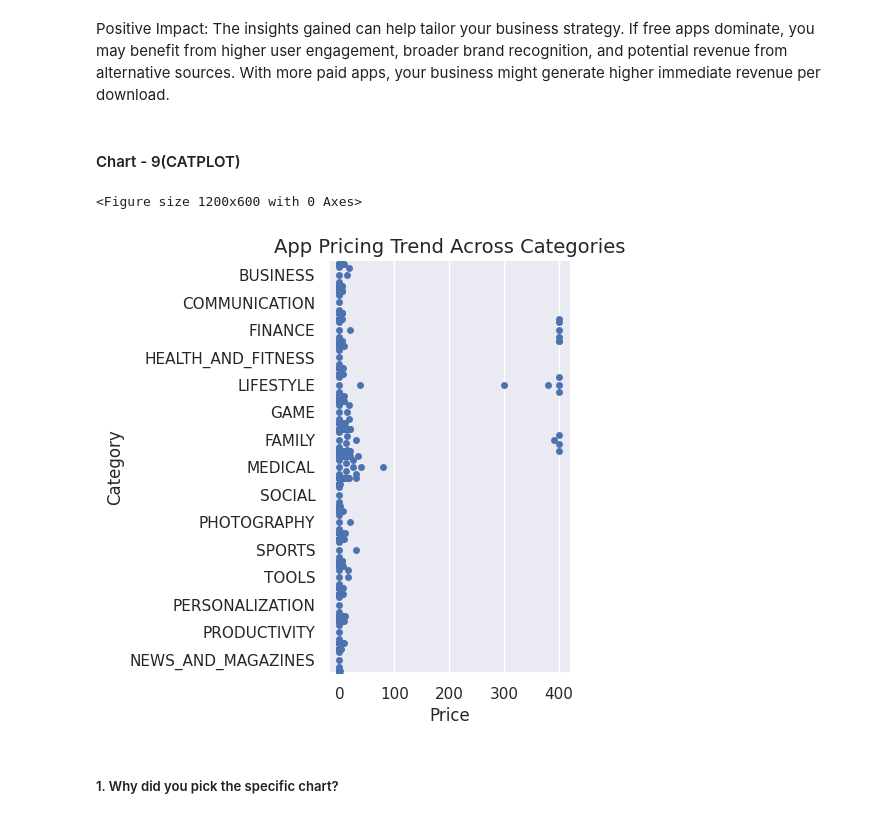
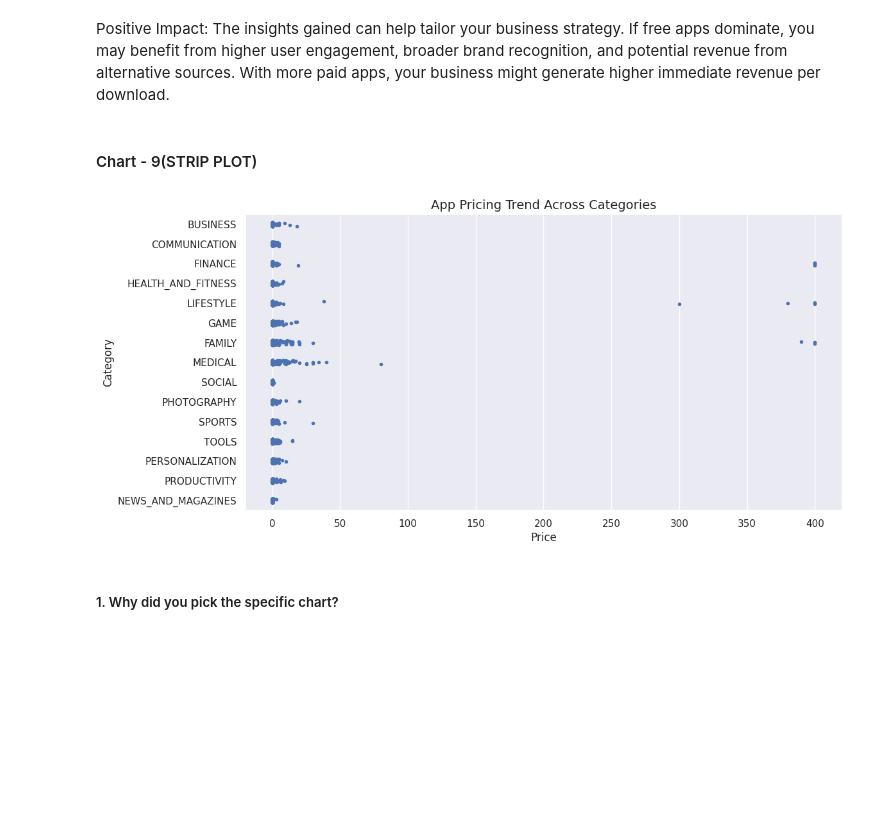
Before and after one commit to Umesh2851997/Playstore_project, a Jupyter notebook: EDA_Play_Store_App_Review_Analysis.ipynb, the cells around one changed output. Cells and saved outputs as stored; diff of their text form; code cells hidden in the pictures; blank space fills up the shorter version.

```diff
--- a/EDA_Play_Store_App_Review_Analysis.ipynb
+++ b/EDA_Play_Store_App_Review_Analysis.ipynb
@@ -662,30 +1002,29 @@ Are there any insights that lead to negative growth? Justify with specific reaso
 # %% [markdown]
 Positive Impact: The insights gained can help tailor your business strategy. If free apps dominate, you may benefit from higher user engagement, broader brand recognition, and potential revenue from alternative sources. With more paid apps, your business might generate higher immediate revenue per download.
 # %% [markdown]
-#### Chart - 9(CATPLOT)
+#### Chart - 9(STRIP PLOT)
 # %%
 # Select the top categories
 top_categories = playstoredf[playstoredf.Category.isin(['GAME', 'FAMILY', 'PHOTOGRAPHY', 'MEDICAL', 'TOOLS', 'FINANCE',
-                                                           'LIFESTYLE', 'BUSINESS', 'PRODUCTIVITY', 'PERSONALIZATION',
-                                                           'SPORTS', 'COMMUNICATION', 'HEALTH_AND_FITNESS',
-                                                           'NEWS_AND_MAGAZINES', 'SOCIAL'])]
+                                                       'LIFESTYLE', 'BUSINESS', 'PRODUCTIVITY', 'PERSONALIZATION',
+                                                       'SPORTS', 'COMMUNICATION', 'HEALTH_AND_FITNESS',
+                                                       'NEWS_AND_MAGAZINES', 'SOCIAL'])]
 
 # Set the figure size and style
 plt.figure(figsize=(12, 6))
 sns.set(font_scale=1)
 sns.set_style("darkgrid")
 
-# Create the swarm plot using catplot
-lets = sns.catplot(x="Price", y="Category", kind="swarm", data=top_categories)
+# Create the strip plot using stripplot
+lets = sns.stripplot(x="Price", y="Category", data=top_categories, size=4, jitter=True)
 
 # Customize the plot
 lets.set(xlabel='Price', ylabel='Category')
 plt.title('App Pricing Trend Across Categories', size=14)
 
 # Show the plot
 plt.show()
 # %% [output]
-<Figure size 1200x600 with 0 Axes>
-[figure, old version]
+[figure, new version]
 # %% [markdown]
 ##### 1. Why did you pick the specific chart?
```
Also changed, not shown: parts of 57 cells of this notebook.
